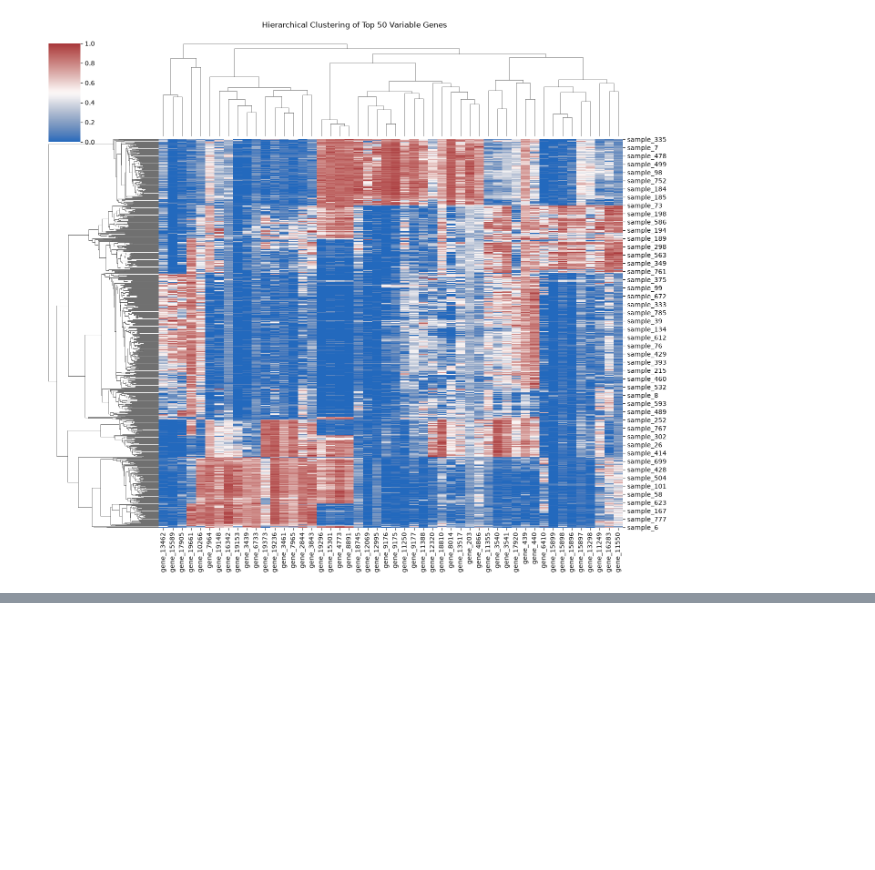
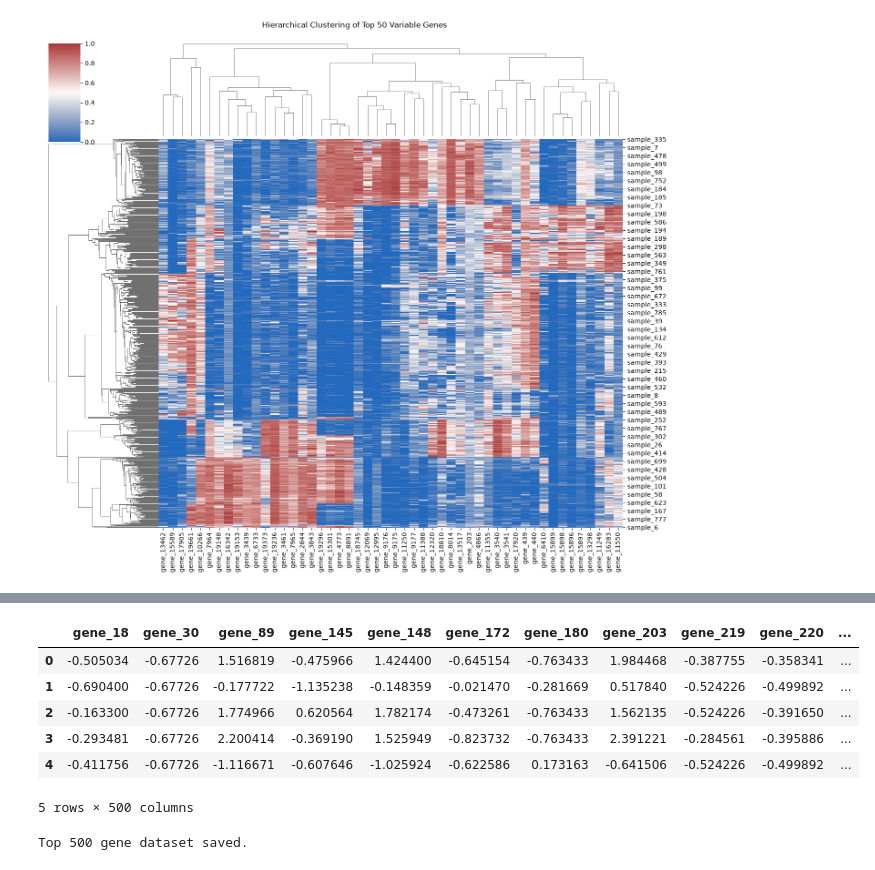
Before and after one commit to arahandoshi/computational-biology-cancer-classification, a Jupyter notebook: notebooks/03_EDA.ipynb, the cells around one changed output, grey strips where cells are left out. Saved outputs shown, nothing was run; the diff lists cells and outputs as text; code cells hidden in the pictures; blank space fills up the shorter version.

```diff
--- a/notebooks/03_EDA.ipynb
+++ b/notebooks/03_EDA.ipynb
@@ -424,0 +577,10 @@ plt.close()
+# %%
+selector = SelectKBest(
+    score_func=f_classif,
+    k=500
+)
+
+selected_features = selector.fit_transform(
+    scaled_expression,
+    labels_df["Class"]
+)
@@ -424,0 +605,30 @@ plt.close()
+# %%
+#selection of top 500 genes on basis of expression
+
+selected_gene_names = expression_df.columns[
+    selector.get_support()
+]
+
+selected_df = pd.DataFrame(
+    selected_features,
+    columns=selected_gene_names
+)
+
+selected_df.head()
+# %% [output]
+|  | gene_18 | gene_30 | gene_89 | gene_145 | gene_148 | gene_172 | gene_180 | gene_203 | gene_219 | gene_220 | ... |
+| 0 | -0.505034 | -0.67726 | 1.516819 | -0.475966 | 1.424400 | -0.645154 | -0.763433 | 1.984468 | -0.387755 | -0.358341 | ... |
+| 1 | -0.690400 | -0.67726 | -0.177722 | -1.135238 | -0.148359 | -0.021470 | -0.281669 | 0.517840 | -0.524226 | -0.499892 | ... |
+| 2 | -0.163300 | -0.67726 | 1.774966 | 0.620564 | 1.782174 | -0.473261 | -0.763433 | 1.562135 | -0.524226 | -0.391650 | ... |
+| 3 | -0.293481 | -0.67726 | 2.200414 | -0.369190 | 1.525949 | -0.823732 | -0.763433 | 2.391221 | -0.284561 | -0.395886 | ... |
+| 4 | -0.411756 | -0.67726 | -1.116671 | -0.607646 | -1.025924 | -0.622586 | 0.173163 | -0.641506 | -0.524226 | -0.499892 | ... |
+5 rows × 500 columns
+# %%
+selected_df.to_csv(
+    "../data/processed/top500_gene_expression.csv",
+    index=False
+)
+
+print("Top 500 gene dataset saved.")
+# %% [output]
+Top 500 gene dataset saved.
```
Also changed, not shown: parts of 11 cells of this notebook, 8 other files.
